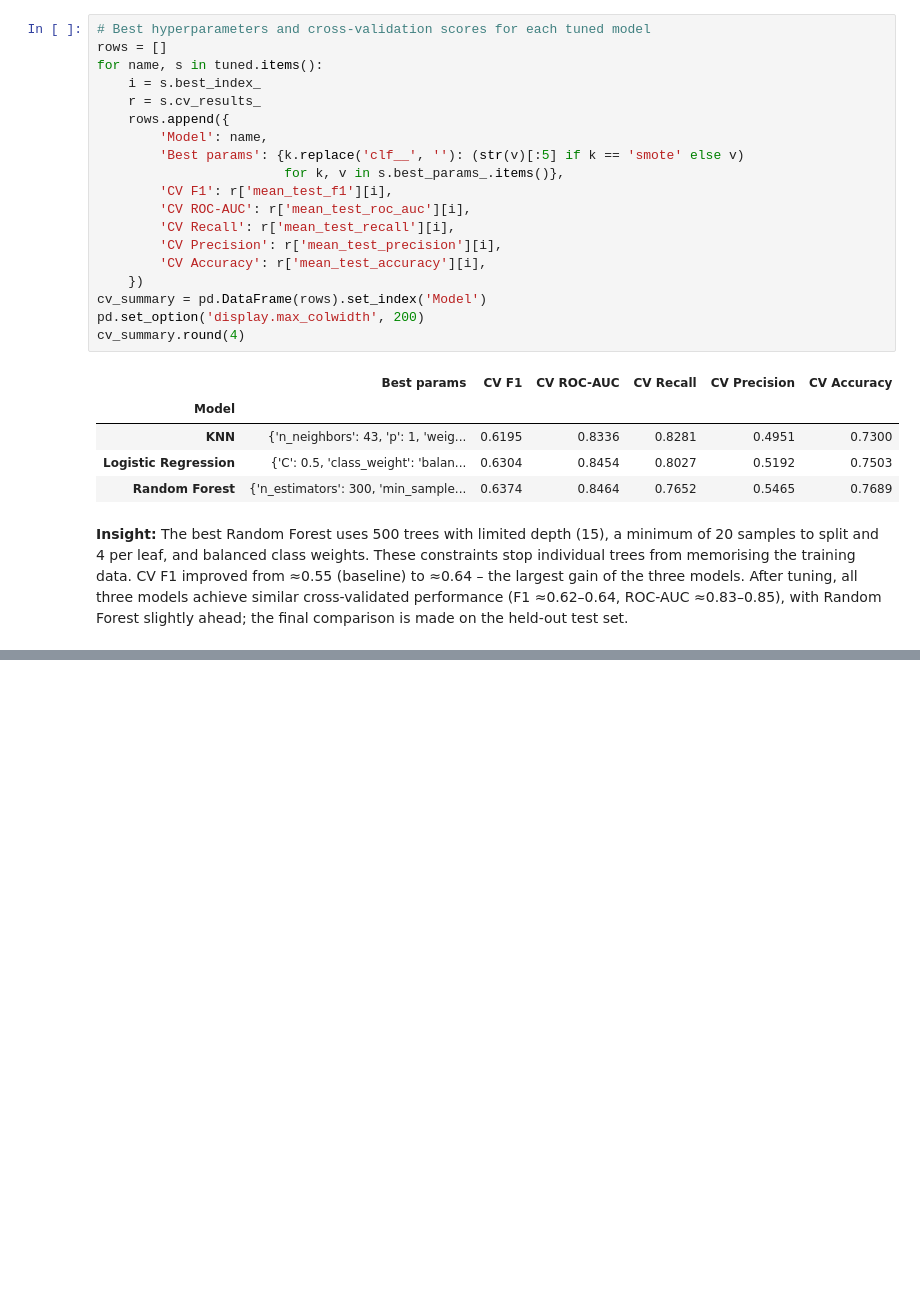
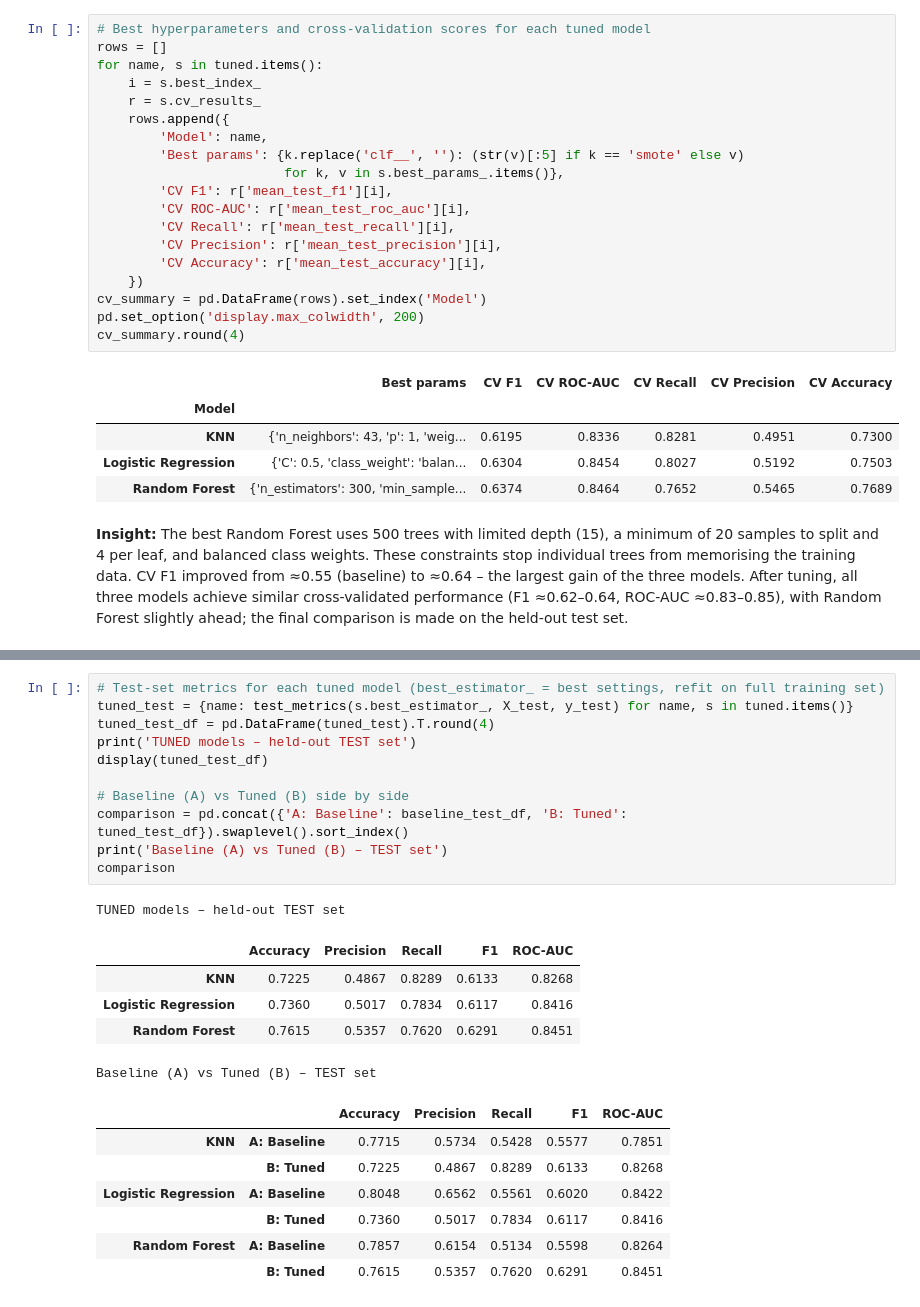
Before and after one commit to charuka200/telco-churn-ml, a Jupyter notebook: Telco_Churn_Coursework.ipynb, the cells around one changed output, grey strips where cells are left out. Drawn from its saved outputs; the diff is of its cells as text; blank space fills up the shorter version.

```diff
--- a/Telco_Churn_Coursework.ipynb
+++ b/Telco_Churn_Coursework.ipynb
@@ -749,0 +753,25 @@ cv_summary.round(4)
+# %%
+# Test-set metrics for each tuned model (best_estimator_ = best settings, refit on full training set)
+tuned_test = {name: test_metrics(s.best_estimator_, X_test, y_test) for name, s in tuned.items()}
+tuned_test_df = pd.DataFrame(tuned_test).T.round(4)
+print('TUNED models – held-out TEST set')
+display(tuned_test_df)
+
+# Baseline (A) vs Tuned (B) side by side
+comparison = pd.concat({'A: Baseline': baseline_test_df, 'B: Tuned': tuned_test_df}).swaplevel().sort_index()
+print('Baseline (A) vs Tuned (B) – TEST set')
+comparison
+# %% [output]
+TUNED models – held-out TEST set
+|  | Accuracy | Precision | Recall | F1 | ROC-AUC |
+| KNN | 0.7225 | 0.4867 | 0.8289 | 0.6133 | 0.8268 |
+| Logistic Regression | 0.7360 | 0.5017 | 0.7834 | 0.6117 | 0.8416 |
+| Random Forest | 0.7615 | 0.5357 | 0.7620 | 0.6291 | 0.8451 |
+Baseline (A) vs Tuned (B) – TEST set
+|  |  | Accuracy | Precision | Recall | F1 | ROC-AUC |
+| KNN | A: Baseline | 0.7715 | 0.5734 | 0.5428 | 0.5577 | 0.7851 |
+|  | B: Tuned | 0.7225 | 0.4867 | 0.8289 | 0.6133 | 0.8268 |
+| Logistic Regression | A: Baseline | 0.8048 | 0.6562 | 0.5561 | 0.6020 | 0.8422 |
+|  | B: Tuned | 0.7360 | 0.5017 | 0.7834 | 0.6117 | 0.8416 |
+| Random Forest | A: Baseline | 0.7857 | 0.6154 | 0.5134 | 0.5598 | 0.8264 |
+|  | B: Tuned | 0.7615 | 0.5357 | 0.7620 | 0.6291 | 0.8451 |
```
Also changed, not shown: parts of 6 cells of this notebook.
